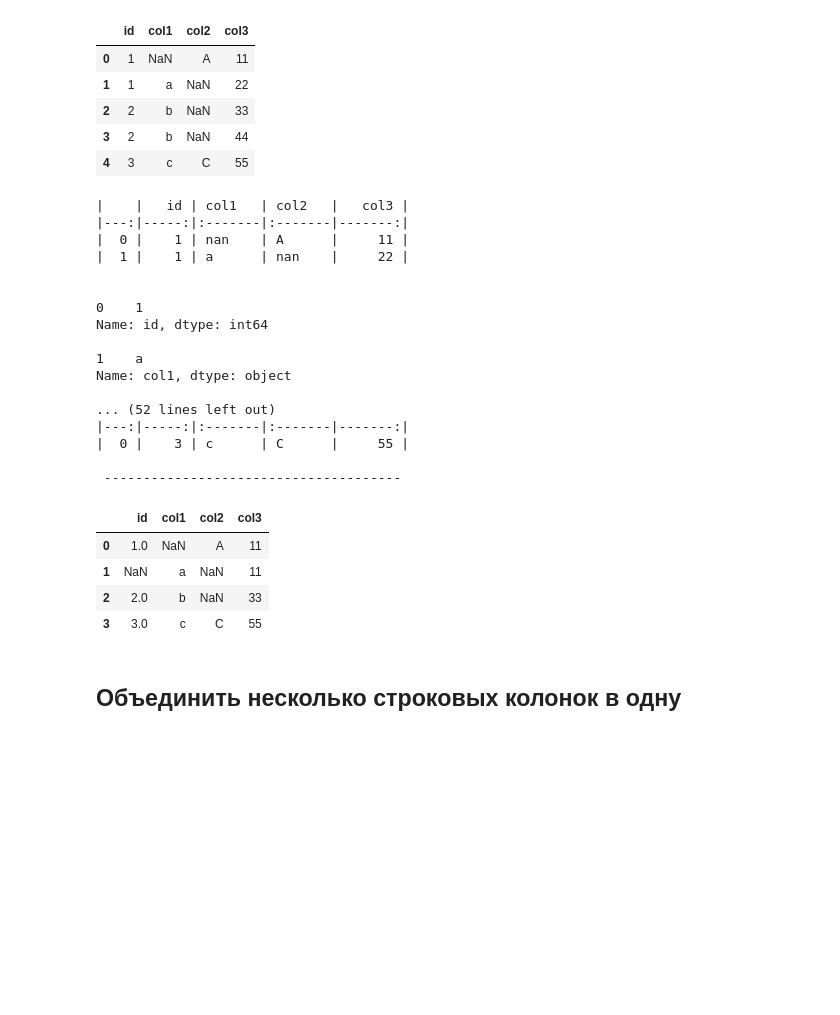
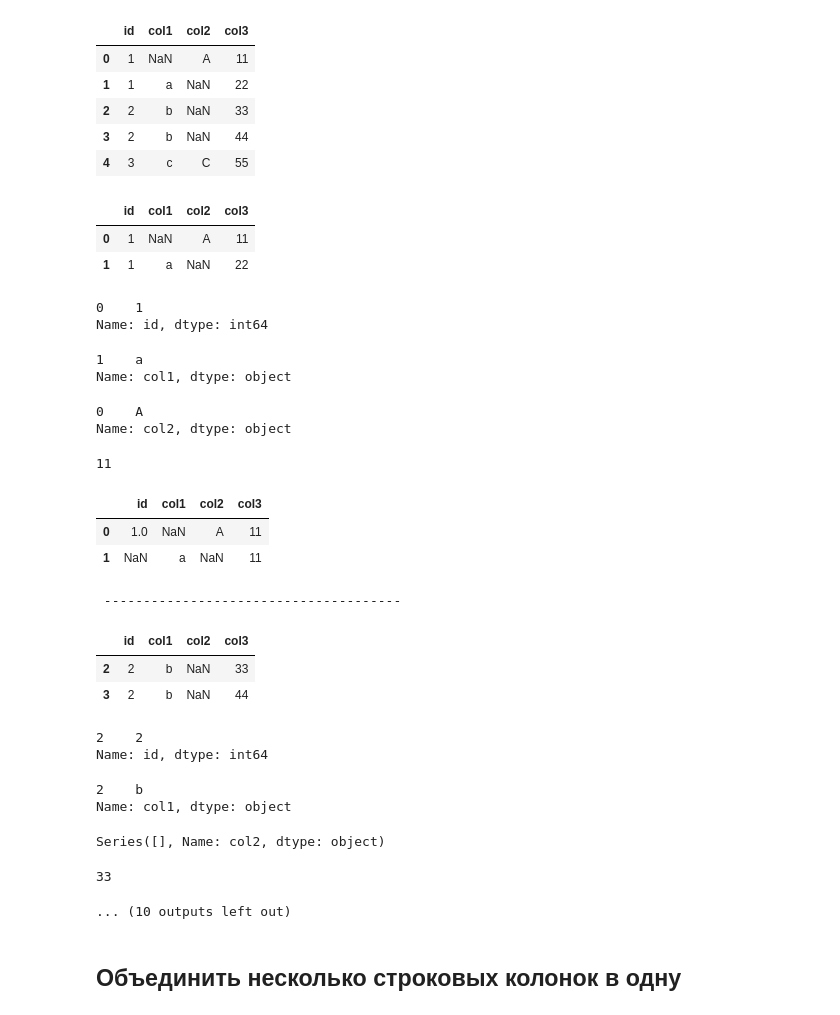
Before and after one commit to Saxsafon/Analysis, a Jupyter notebook: Processing/Python/Manipulation.ipynb, the cells around one changed output. Cells and saved outputs as stored; diff of their text form; code cells hidden in the pictures; blank space fills up the shorter version.

```diff
--- a/Processing/Python/Manipulation.ipynb
+++ b/Processing/Python/Manipulation.ipynb
@@ -570,46 +605,49 @@ df
 # %%
 def _col_overlay(col):
     overlayed_col = col.dropna().drop_duplicates()
 
     if len(overlayed_col) > 1:
         overlayed_col = overlayed_col.iloc[0]
-    print(overlayed_col, '\n')
+    display(overlayed_col)
 
 
     return overlayed_col
 
 def group_overlay(group):
-    print(group.to_markdown(), '\n \n')
+    display(group)
     overlayed_group = group.apply(_col_overlay, axis=0).reset_index(drop=True)
-    print(overlayed_group.to_markdown(), '\n \n -------------------------------------- \n')
+    display(overlayed_group)
+    print('\n \n -------------------------------------- \n')
 
     return overlayed_group
 
 
 df.groupby('id', as_index=False).apply(group_overlay).reset_index(drop=True)
 # %% [output]
+|  | id | col1 | col2 | col3 |
+| 0 | 1 | NaN | A | 11 |
+| 1 | 1 | a | NaN | 22 |
-|    |   id | col1   | col2   |   col3 |
-|---:|-----:|:-------|:-------|-------:|
-|  0 |    1 | nan    | A      |     11 |
-|  1 |    1 | a      | nan    |     22 |
-
-
 0    1
 Name: id, dtype: int64
-
-1    a
-Name: col1, dtype: object
-
-... (52 lines left out)
-|---:|-----:|:-------|:-------|-------:|
-|  0 |    3 | c      | C      |     55 |
-
- --------------------------------------
-|  | id | col1 | col2 | col3 |
-| 0 | 1.0 | NaN | A | 11 |
-| 1 | NaN | a | NaN | 11 |
-| 2 | 2.0 | b | NaN | 33 |
-| 3 | 3.0 | c | C | 55 |
+1    a
+Name: col1, dtype: object
+0    A
+Name: col2, dtype: object
+11
+|  | id | col1 | col2 | col3 |
+| 0 | 1.0 | NaN | A | 11 |
+| 1 | NaN | a | NaN | 11 |
+ --------------------------------------
+|  | id | col1 | col2 | col3 |
+| 2 | 2 | b | NaN | 33 |
+| 3 | 2 | b | NaN | 44 |
+2    2
+Name: id, dtype: int64
+2    b
+Name: col1, dtype: object
+Series([], Name: col2, dtype: object)
+33
+... (10 outputs left out)
 # %% [markdown]
 ## Объединить несколько строковых колонок в одну
 # %%
```
Also changed, not shown: parts of 14 cells of this notebook, 2 other files.
